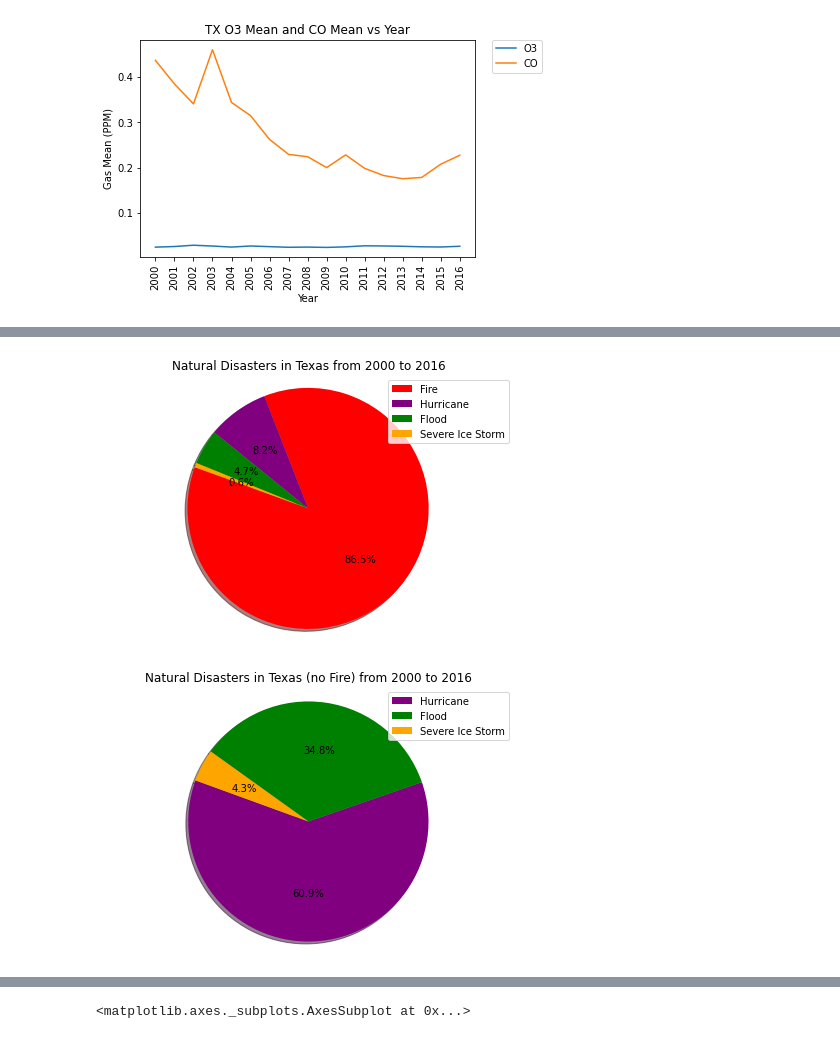
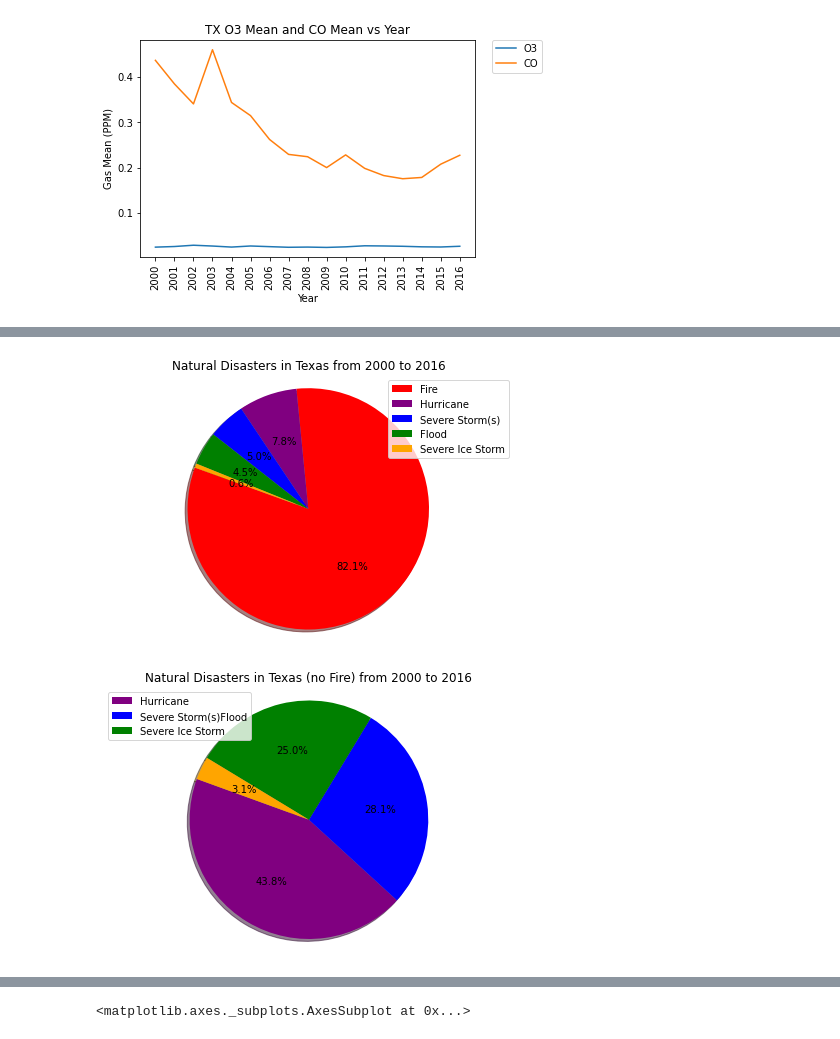
Before and after one commit to bleeclt/pro1group, a Jupyter notebook: natural_disaster_and_pollution.ipynb, the cells around one changed output, grey strips where cells are left out. Drawn from its saved outputs; the diff is of its cells as text; code cells hidden in the pictures.

```diff
--- a/natural_disaster_and_pollution.ipynb
+++ b/natural_disaster_and_pollution.ipynb
@@ -1000,14 +1031,14 @@ plt.savefig("Images/OK_Disasters_No_Fire.png")
 # %%
 tx_fires = tx_disaster["Natural Disaster"].str.count('Fire').sum()
 tx_hurricane = tx_disaster["Natural Disaster"].str.count('Hurricane').sum()
-tx_storm = tx_disaster["Natural Disaster"].str.count('Severe Storm(s)').sum()
+tx_storm = 9
 tx_flood = tx_disaster["Natural Disaster"].str.count('Flood').sum()
 tx_ice = tx_disaster["Natural Disaster"].str.count('Severe Ice Storm').sum()
 # %%
 #Texas vs Natural Disasters Pie Chart
-labels = ["Fire", "Hurricane", "Flood", "Severe Ice Storm"]
-sizes = (tx_fires, tx_hurricane, tx_flood, tx_ice)
-colors = ["red", "purple", "green", "orange"]
+labels = ["Fire", "Hurricane", "Severe Storm(s)", "Flood", "Severe Ice Storm"]
+sizes = (tx_fires, tx_hurricane, tx_storm, tx_flood, tx_ice)
+colors = ["red", "purple", "blue", "green", "orange"]
 
 plt.pie(sizes, colors=colors, shadow = True, startangle=160, autopct="%1.1f%%")
 plt.legend(labels, loc="best")
@@ -1016,21 +1047,21 @@ plt.tight_layout()
 plt.title("Natural Disasters in Texas from 2000 to 2016")
 plt.savefig("Images/TX_Disasters.png")
 # %% [output]
-[figure, old version]
+[figure, new version]
 # %%
 #Texas vs Natural Disasters without Fire Pie Chart
-labels = ["Hurricane", "Flood", "Severe Ice Storm"]
-sizes = tx_hurricane, tx_flood, tx_ice
-colors = ["purple", "green", "orange"]
+labels = ["Hurricane", "Severe Storm(s)" "Flood", "Severe Ice Storm"]
+sizes = tx_hurricane, tx_storm, tx_flood, tx_ice
+colors = ["purple", "blue", "green", "orange"]
 
 plt.pie(sizes, colors=colors, shadow = True, startangle=160, autopct="%1.1f%%")
 plt.legend(labels, loc="best")
 plt.axis("equal")
 plt.tight_layout()
 plt.title("Natural Disasters in Texas (no Fire) from 2000 to 2016")
 plt.savefig("Images/TX_Disasters_No_Fire.png")
 # %% [output]
-[figure, old version]
+[figure, new version]
 # %%
 natural_disasters_df = disaster_clean.groupby('Year').count()[['Natural Disaster']]
 natural_disasters_df = natural_disasters_df[natural_disasters_df.index < "2017"]
```
Also changed, not shown: parts of 18 cells of this notebook, 11 other files.
